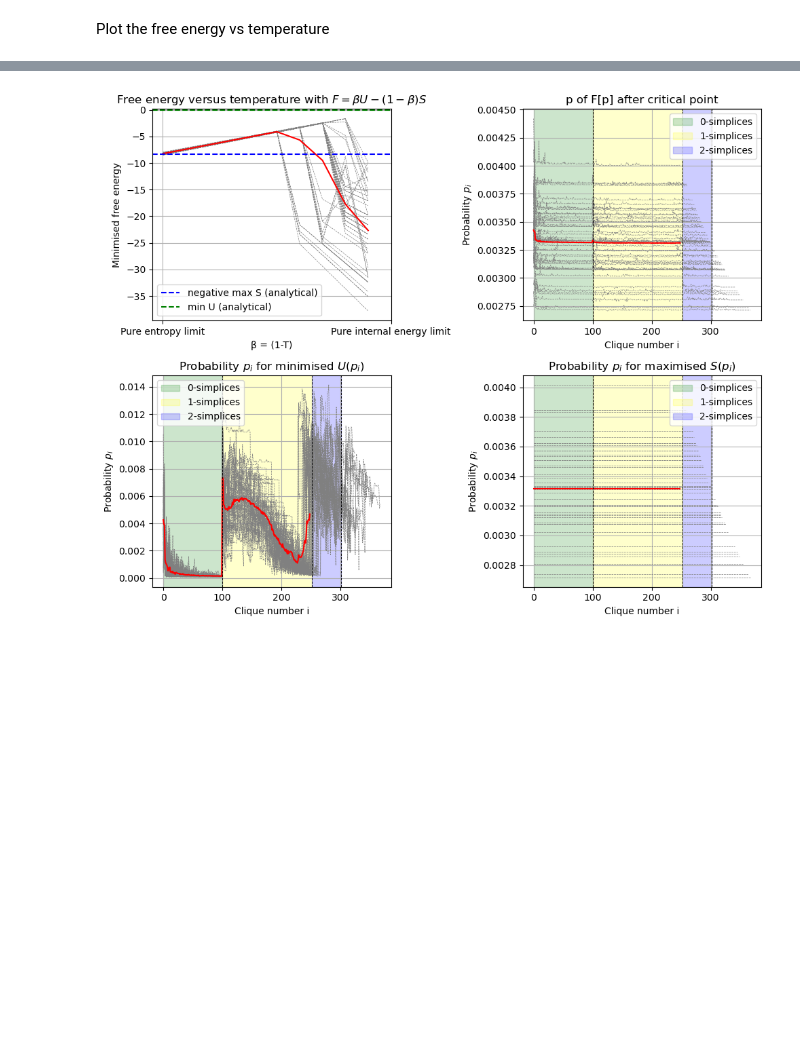
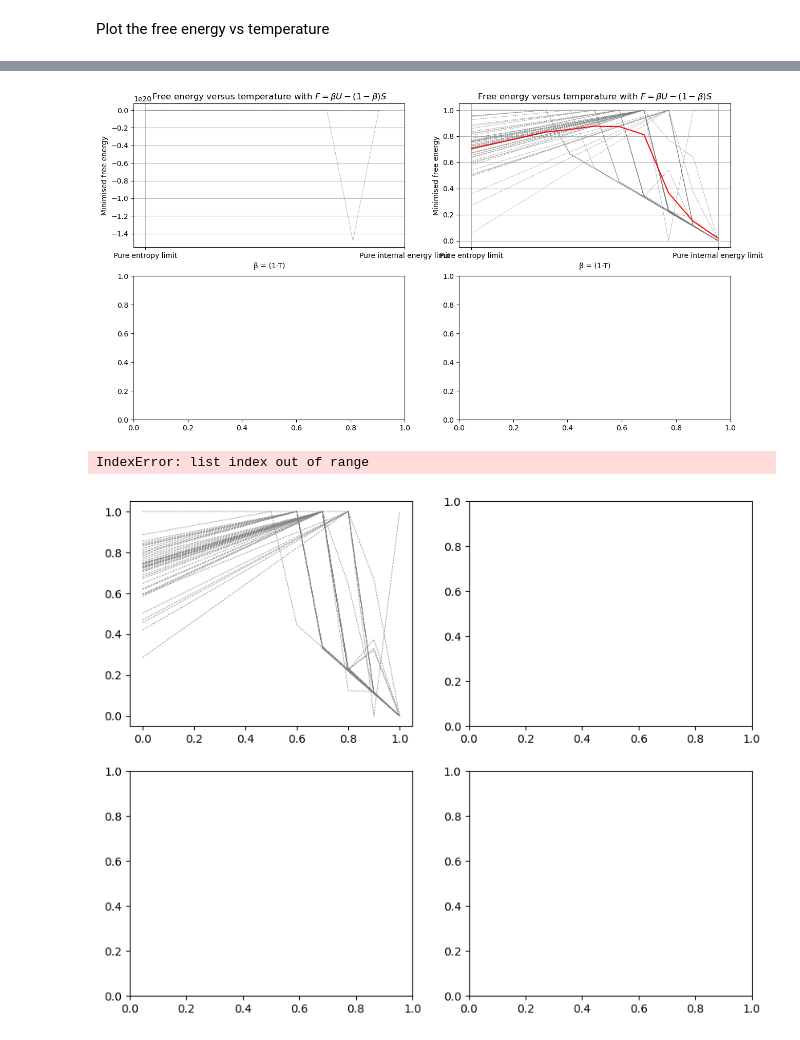
Before and after one commit to cyrilrommens/Free_energy_of_simplicial_complexes, a Jupyter notebook: phase_transitions.ipynb, the cells around one changed output, grey strips where cells are left out. Drawn from its saved outputs; the diff is of its cells as text; code cells hidden in the pictures; blank space fills up the shorter version.

```diff
--- a/phase_transitions.ipynb
+++ b/phase_transitions.ipynb
@@ -714,6 +798,56 @@ N_triangles = sum(1 for s in clique_complex if len(s) == 3)
 
 # Define the x-values to mark the transition
 marker_x_values = [N_nodes, (N_nodes+N_edges), (N_nodes+N_edges+N_triangles)]
+# %%
+import matplotlib.pyplot as plt
+
+# Create a figure with 2x2 subplots
+fig, axs = plt.subplots(2, 2, figsize=(15, 8))
+
+# Plot histograms
+# F vs T
+for i in range(dataset_size):
+    axs[0, 0].plot(temperature_list[:10], f_list_iterations[i][:10], color='grey', linestyle='--', linewidth=0.5)
+#f_list_average = [sum(x) / len(x) for x in zip(*f_list_iterations[:9])]
+#axs[0, 0].plot(temperature_list, f_list_average, color='red')
+
+# Define custom tick positions and labels
+custom_ticks = [0, 1]
+custom_labels = ['Pure entropy limit', 'Pure internal energy limit']
+axs[0, 0].set_xticks(custom_ticks)
+axs[0, 0].set_xticklabels(custom_labels)
+
+# Rest of plot
+axs[0, 0].set_title('Free energy versus temperature with $F= β U - (1-β) S$')
+axs[0, 0].set_xlabel('β = (1-T)')
+axs[0, 0].set_ylabel('Minimised free energy')
+#axs[0, 0].axhline(y=-max_entropy_value, color='b', linestyle='--', label='negative max S (analytical)')
+#axs[0, 0].axhline(y=min_energy_value, color='g', linestyle='--', label='min U (analytical)')
+axs[0, 0].grid(True)
+#axs[0, 0].legend()
+
+# F vs T normalised
+for i in range(dataset_size):
+    axs[0, 1].plot(temperature_list, f_normalised_iterations[i], color='grey', linestyle='--', linewidth=0.5)
+f_list_average = [sum(x) / len(x) for x in zip(*f_normalised_iterations)]
+axs[0, 1].plot(temperature_list, f_list_average, color='red')
+
+# Define custom tick positions and labels
+custom_ticks = [0, 1]
+custom_labels = ['Pure entropy limit', 'Pure internal energy limit']
+axs[0, 1].set_xticks(custom_ticks)
+axs[0, 1].set_xticklabels(custom_labels)
+
+# Rest of plot
+axs[0, 1].set_title('Free energy versus temperature with $F= β U - (1-β) S$')
+axs[0, 1].set_xlabel('β = (1-T)')
+axs[0, 1].set_ylabel('Minimised free energy')
+#axs[0, 1].axhline(y=-max_entropy_value, color='b', linestyle='--', label='negative max S (analytical)')
+#axs[0, 1].axhline(y=min_energy_value, color='g', linestyle='--', label='min U (analytical)')
+axs[0, 1].grid(True)
+#axs[0, 1].legend()
+# %% [output]
+[figure, added]
 # %%
 import matplotlib.pyplot as plt
 
@@ -723,8 +857,8 @@ fig, axs = plt.subplots(2, 2, figsize=(10, 8))
 # Plot histograms
 # F vs T
 for i in range(dataset_size):
-    axs[0, 0].plot(temperature_list, f_list_iterations[i], color='grey', linestyle='--', linewidth=0.5)
-f_list_average = [sum(x) / len(x) for x in zip(*f_list_iterations)]
+    axs[0, 0].plot(temperature_list, f_normalised_iterations[i], color='grey', linestyle='--', linewidth=0.5)
+f_list_average = [sum(x) / len(x) for x in zip(*f_normalised_iterations)]
 axs[0, 0].plot(temperature_list, f_list_average, color='red')
 
 # Define custom tick positions and labels
@@ -737,10 +871,10 @@ axs[0, 0].set_xticklabels(custom_labels)
 axs[0, 0].set_title('Free energy versus temperature with $F= β U - (1-β) S$')
 axs[0, 0].set_xlabel('β = (1-T)')
 axs[0, 0].set_ylabel('Minimised free energy')
-axs[0, 0].axhline(y=-max_entropy_value, color='b', linestyle='--', label='negative max S (analytical)')
-axs[0, 0].axhline(y=min_energy_value, color='g', linestyle='--', label='min U (analytical)')
+#axs[0, 0].axhline(y=-max_entropy_value, color='b', linestyle='--', label='negative max S (analytical)')
+#axs[0, 0].axhline(y=min_energy_value, color='g', linestyle='--', label='min U (analytical)')
 axs[0, 0].grid(True)
-axs[0, 0].legend()
+#axs[0, 0].legend()
 
 # After phase transition
 p_lists = []
@@ -805,7 +939,8 @@ plt.tight_layout()
 # Show the plot
 plt.show()
 # %% [output]
+IndexError: list index out of range
-[figure, old version]
+[figure, new version]
 # %%
 import matplotlib.pyplot as plt
 from PIL import Image  # Import Image module from Pillow
```
Also changed, not shown: parts of 9 cells of this notebook, 2 other files.
